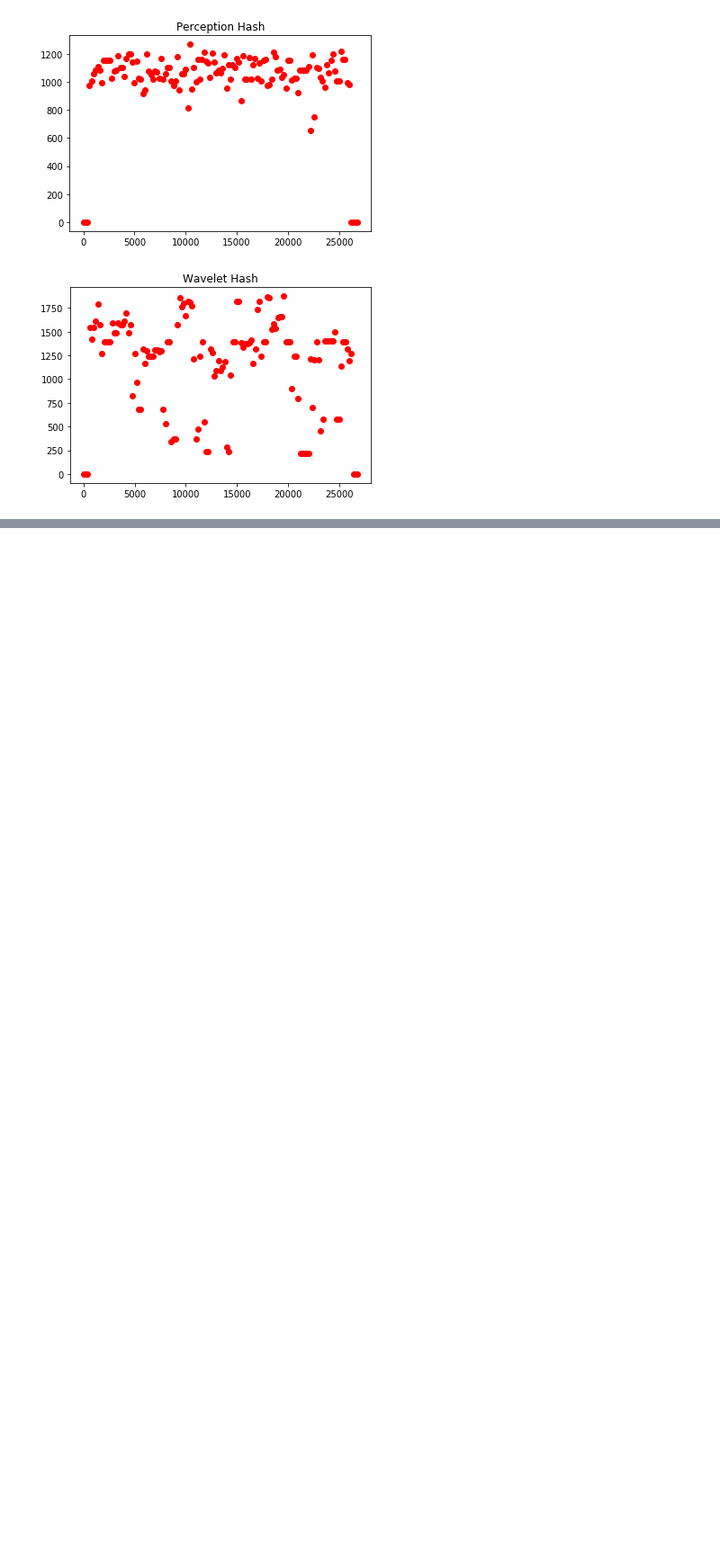
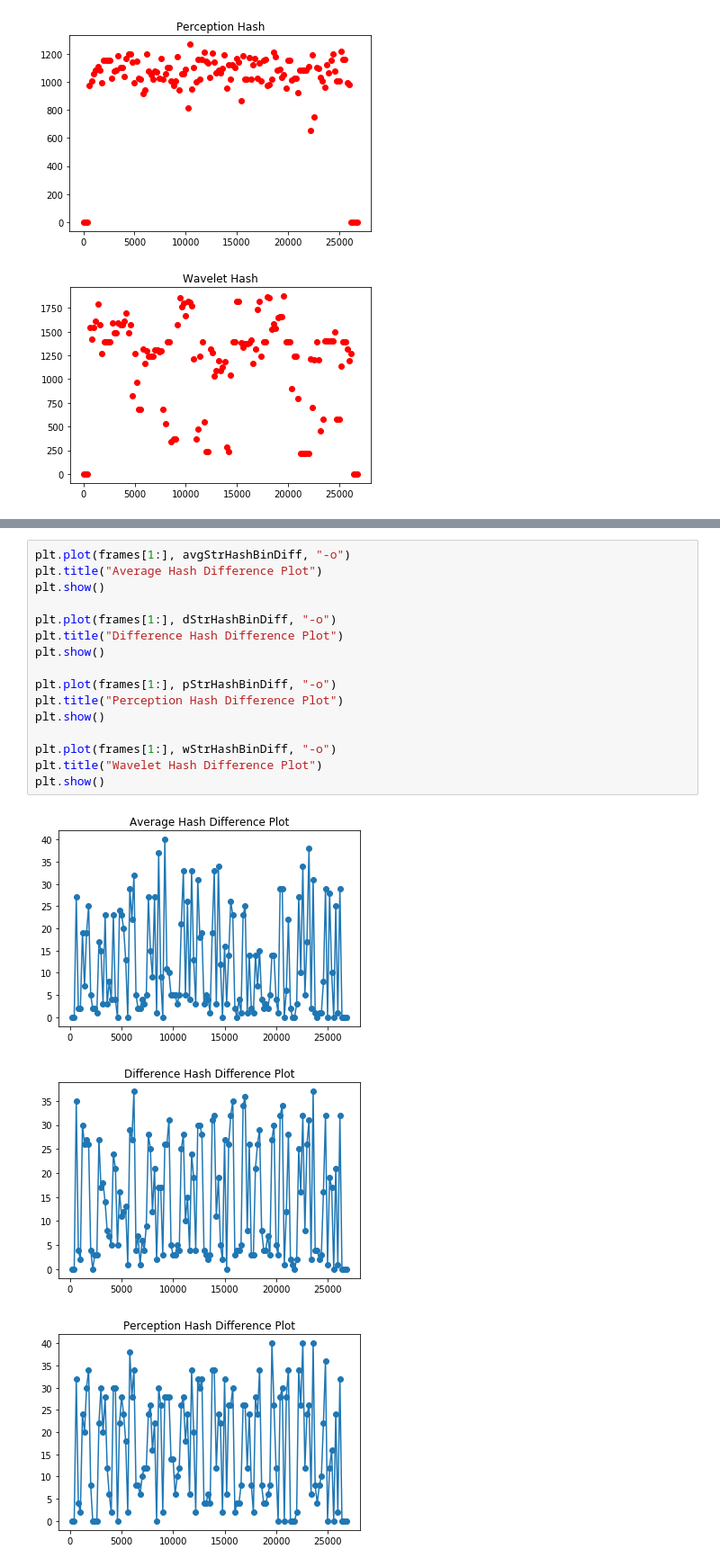
Before and after one commit to tjcrone/rte-camhd, a Jupyter notebook: amanda/imagehash_tester.ipynb, the cells around one changed output, grey strips where cells are left out. Shown at 90% size. Saved outputs shown, nothing was run; the diff lists cells and outputs as text; blank space fills up the shorter version.

Commit message:
hash difference plots for all 4 hashes

```diff
--- a/amanda/imagehash_tester.ipynb
+++ b/amanda/imagehash_tester.ipynb
@@ -154,0 +221,20 @@ plt.show()
+# %%
+plt.plot(frames[1:], avgStrHashBinDiff, "-o")
+plt.title("Average Hash Difference Plot")
+plt.show()
+
+plt.plot(frames[1:], dStrHashBinDiff, "-o")
+plt.title("Difference Hash Difference Plot")
+plt.show()
+
+plt.plot(frames[1:], pStrHashBinDiff, "-o")
+plt.title("Perception Hash Difference Plot")
+plt.show()
+
+plt.plot(frames[1:], wStrHashBinDiff, "-o")
+plt.title("Wavelet Hash Difference Plot")
+plt.show()
+# %% [output]
+[figure, added]
+[figure, added]
+[figure, added]
```
Also changed, not shown: parts of 7 cells of this notebook.
